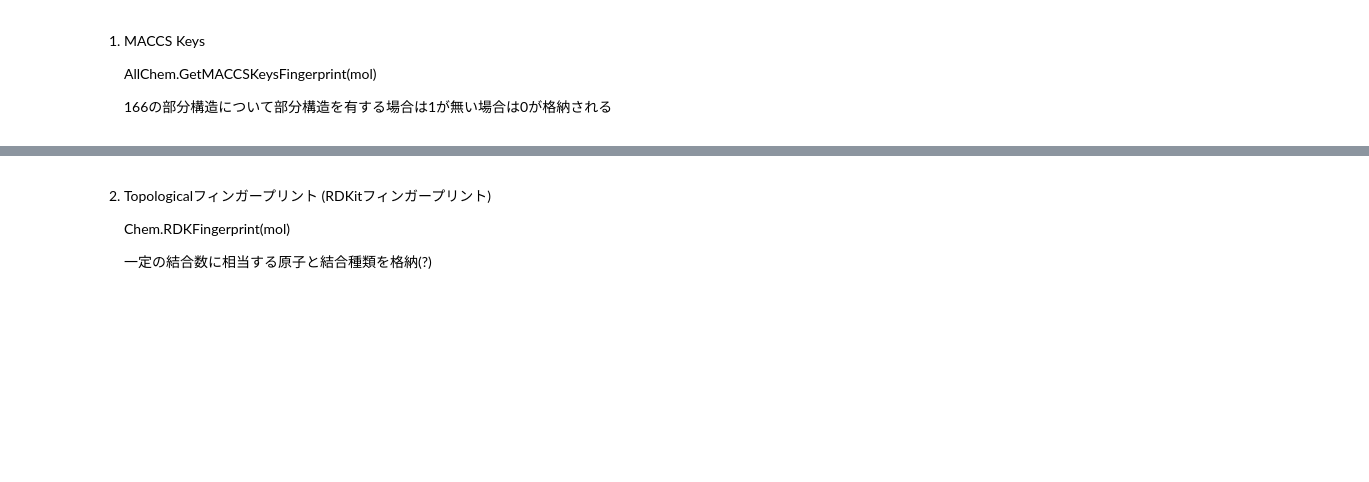
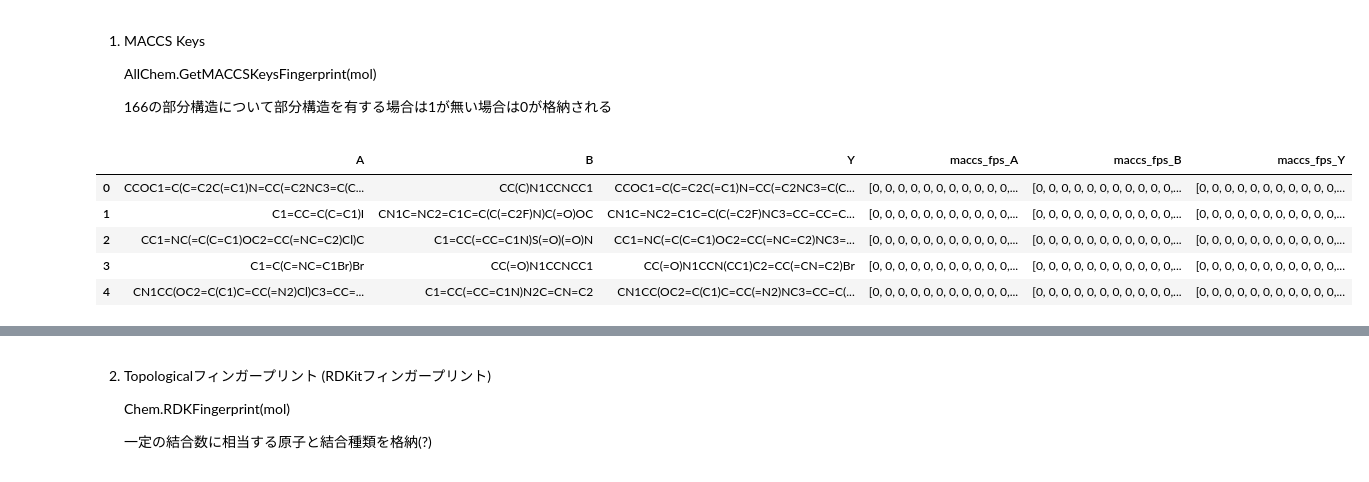
Before and after one commit to KatsumiYamashita/ORD_Chemical_Reaction_Predictor, a Jupyter notebook: sandbox_extract_data.ipynb, the cells around one changed output, grey strips where cells are left out. Saved outputs shown, nothing was run; the diff lists cells and outputs as text; code cells hidden in the pictures; blank space fills up the shorter version.

```diff
--- a/sandbox_extract_data.ipynb
+++ b/sandbox_extract_data.ipynb
@@ -16,9 +16,11 @@ from rdkit.Chem import AllChem, Draw, rdMHFPFingerprint
 from rdkit.Chem.Fingerprints import FingerprintMols
 from rdkit.Chem.AtomPairs import Pairs, Torsions
 # %%
-pb = "./practice/ord_dataset-00005539a1e04c809a9a78647bea649c.pb.gz" #Buchwald-Hartwig Reaction datasetの読み込み
+#Buchwald-Hartwig Reaction datasetの読み込み
+pb = "./practice/ord_dataset-00005539a1e04c809a9a78647bea649c.pb.gz"
 data = message_helpers.load_message(pb, dataset_pb2.Dataset) #生データであるjson型式のデータファイルとして読み取っている?
-df = message_helpers.messages_to_dataframe(data.reactions, drop_constant_columns=False) #jsonからdataframeへ変換
+df = message_helpers.messages_to_dataframe(data.reactions, \
+                                           drop_constant_columns=False) #jsonからdataframeへ変換
 
 #元dfからA+B→Yとなる部分だけ抜き出してDataFrameにする
 df = df[[ \
@@ -28,6 +30,9 @@ df = df[[ \
     ]]
 
 df.columns = list('ABY') #列ラベルをわかりやすく A,B,Yに変換
+df_buchwald_hardwig_smiles = df.drop_duplicates()\
+                                .reset_index()\
+                                .drop(columns=["index"])
 
 #SMILESからMOLオブジェクトを生成する関数を定義
 def generate_mol(smiles):
@@ -38,16 +43,9 @@ def generate_mol(smiles):
         return None
 
 # dfのすべてのA,B 要素に対してMolオブジェクトを生成する
-sr_mol_A = df["A"].apply(lambda smiles: generate_mol(smiles))
-sr_mol_B = df["B"].apply(lambda smiles: generate_mol(smiles))
+df_mol_ABY = df_buchwald_hardwig_smiles.applymap(lambda smiles: generate_mol(smiles))\
+                                        .rename(columns={"A": "mol_A", "B": "mol_B", "Y": "mol_Y"})
 
-print(sr_mol_A.describe())
-print(sr_mol_B.describe())
-
-buchwald_hardwig_smiles_df = df.drop_duplicates()
-buchwald_hardwig_smiles_df.insert(0, ":", ":")
-buchwald_hardwig_smiles_df.insert(2, "+", "+")
-buchwald_hardwig_smiles_df.insert(4, "→", "→")
-#buchwald_hardwig_smiles_df.insert(6, "\", "\")
-#buchwald_hardwig_smiles_df
+df_smiles_mol = pd.concat([df_buchwald_hardwig_smiles, df_mol_ABY], axis=1)
+df_smiles_mol
 # %% [output]
@@ -91,3 +92,21 @@ def calc_fps_tanimoto(test_fps, fps):
     AllChem.GetMACCSKeysFingerprint(mol)
 
     166の部分構造について部分構造を有する場合は1が無い場合は0が格納される
+# %%
+#MACCAS Keys Fingerprintを生成する関数を定義
+def generate_maccs_fps(mol):
+    maccs_fps = AllChem.GetMACCSKeysFingerprint(mol)
+    return maccs_fps
+
+#df_molの各要素に対して maccs_fps を生成
+df_maccs_fps_ABY = df_mol_ABY.applymap(lambda mol: generate_maccs_fps(mol))\
+                                        .rename(columns={"mol_A": "maccs_fps_A", "mol_B": "maccs_fps_B", "mol_Y": "maccs_fps_Y"})
+df_smiles_maccs_fps = pd.concat([df_buchwald_hardwig_smiles, df_maccs_fps_ABY], axis=1)
+df_smiles_maccs_fps.head()
+# %% [output]
+|  | A | B | Y | maccs_fps_A | maccs_fps_B | maccs_fps_Y |
+| 0 | CCOC1=C(C=C2C(=C1)N=CC(=C2NC3=C(C... | CC(C)N1CCNCC1 | CCOC1=C(C=C2C(=C1)N=CC(=C2NC3=C(C... | [0, 0, 0, 0, 0, 0, 0, 0, 0, 0, 0,... | [0, 0, 0, 0, 0, 0, 0, 0, 0, 0, 0,... | [0, 0, 0, 0, 0, 0, 0, 0, 0, 0, 0,... |
+| 1 | C1=CC=C(C=C1)I | CN1C=NC2=C1C=C(C(=C2F)N)C(=O)OC | CN1C=NC2=C1C=C(C(=C2F)NC3=CC=CC=C... | [0, 0, 0, 0, 0, 0, 0, 0, 0, 0, 0,... | [0, 0, 0, 0, 0, 0, 0, 0, 0, 0, 0,... | [0, 0, 0, 0, 0, 0, 0, 0, 0, 0, 0,... |
+| 2 | CC1=NC(=C(C=C1)OC2=CC(=NC=C2)Cl)C | C1=CC(=CC=C1N)S(=O)(=O)N | CC1=NC(=C(C=C1)OC2=CC(=NC=C2)NC3=... | [0, 0, 0, 0, 0, 0, 0, 0, 0, 0, 0,... | [0, 0, 0, 0, 0, 0, 0, 0, 0, 0, 0,... | [0, 0, 0, 0, 0, 0, 0, 0, 0, 0, 0,... |
+| 3 | C1=C(C=NC=C1Br)Br | CC(=O)N1CCNCC1 | CC(=O)N1CCN(CC1)C2=CC(=CN=C2)Br | [0, 0, 0, 0, 0, 0, 0, 0, 0, 0, 0,... | [0, 0, 0, 0, 0, 0, 0, 0, 0, 0, 0,... | [0, 0, 0, 0, 0, 0, 0, 0, 0, 0, 0,... |
+| 4 | CN1CC(OC2=C(C1)C=CC(=N2)Cl)C3=CC=... | C1=CC(=CC=C1N)N2C=CN=C2 | CN1CC(OC2=C(C1)C=CC(=N2)NC3=CC=C(... | [0, 0, 0, 0, 0, 0, 0, 0, 0, 0, 0,... | [0, 0, 0, 0, 0, 0, 0, 0, 0, 0, 0,... | [0, 0, 0, 0, 0, 0, 0, 0, 0, 0, 0,... |
```
Also changed, not shown: parts of 10 cells of this notebook.
